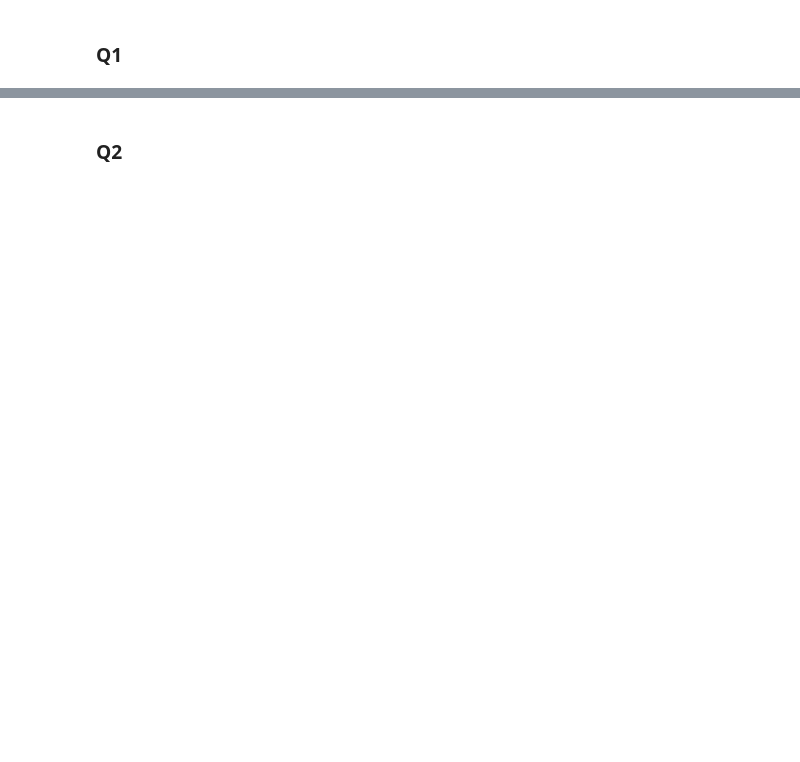
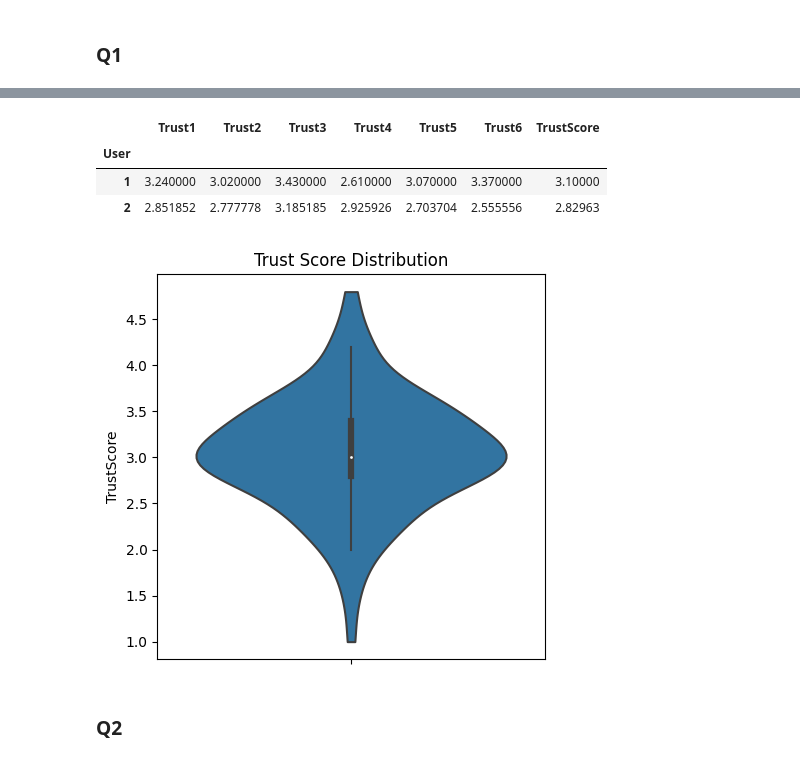
Before and after one commit to HeyItsStella/AI-Codex, a Jupyter notebook: QuickAnalysis.ipynb, the cells around one changed output, grey strips where cells are left out. Cells and saved outputs as stored; diff of their text form; code cells hidden in the pictures; blank space fills up the shorter version.

```diff
--- a/QuickAnalysis.ipynb
+++ b/QuickAnalysis.ipynb
@@ -56,6 +68,6 @@ allDF["QID11"].value_counts()
 # %% [markdown]
 ### Q1
 # %%
-useTrustDF = allDF[AI_USE_TRUST]
+useTrustDF = allDF[["QID13"] + AI_USE_TRUST]
 useTrustDF.dropna(inplace=True)
 useTrustDF.shape
@@ -62,4 +76,4 @@ useTrustDF.shape
 # %%
-heardTrustDF = allDF[AI_HEARD_TRUST]
+heardTrustDF = allDF[["QID13"] + AI_HEARD_TRUST]
 heardTrustDF.dropna(inplace=True)
 heardTrustDF.shape
@@ -66,5 +82,6 @@ heardTrustDF.shape
 # %%
 new_columns = {
+    'QID13': 'User',
     'QID49_1': 'Trust1',
     'QID49_2': 'Trust2',
     'QID49_4': 'Trust3',
@@ -108,7 +147,18 @@ print("Trust %: ", trust/total)
+# %%
+trustMean = trustDF.groupby("User").mean()
+trustMean
+# %% [output]
+|  | Trust1 | Trust2 | Trust3 | Trust4 | Trust5 | Trust6 | TrustScore |
+| User |  |  |  |  |  |  |  |
+| 1 | 3.240000 | 3.020000 | 3.430000 | 2.610000 | 3.070000 | 3.370000 | 3.10000 |
+| 2 | 2.851852 | 2.777778 | 3.185185 | 2.925926 | 2.703704 | 2.555556 | 2.82963 |
 # %%
 fig, axes = plt.subplots(nrows=1, ncols=1, figsize=(5,5))
 sns.violinplot(y="TrustScore", data=trustDF, cut=0)
+plt.title("Trust Score Distribution")
 plt.savefig("./Figures/TrustScore.png")
+# %% [output]
+[figure, added]
 # %% [markdown]
 ### Q2
 # %%
```
Also changed, not shown: parts of 31 cells of this notebook, 1 other file.
